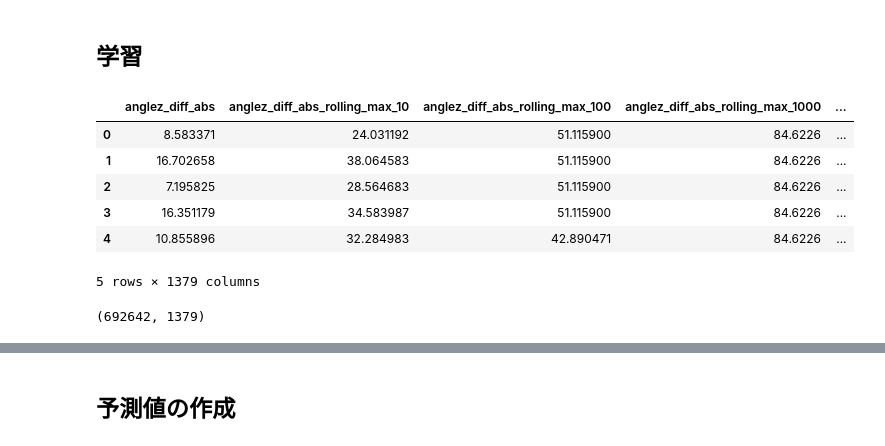
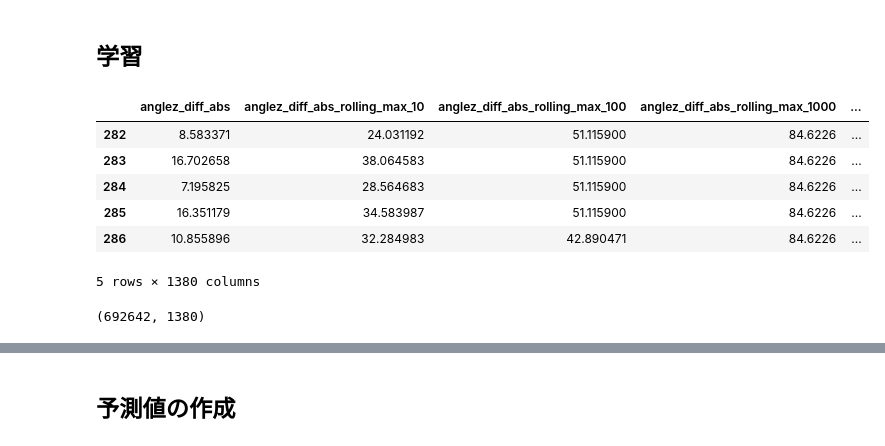
Before and after one commit to penguin-prg/child-mind-institute-detect-sleep-states, a Jupyter notebook: model/xgboost/step_classifier/2nd_stage.ipynb, the cells around one changed output, grey strips where cells are left out. Drawn from its saved outputs; the diff is of its cells as text; code cells hidden in the pictures.

Commit message:
exp036, 037, add same_count [0.5000 -> 0.6422 -> 0.6708]

```diff
--- a/model/xgboost/step_classifier/2nd_stage.ipynb
+++ b/model/xgboost/step_classifier/2nd_stage.ipynb
@@ -83,6 +83,17 @@ def generate_features(train: pd.DataFrame):
     train["anglez_mean"] = train["total_seconds"].map(gb["anglez_mean"])
     train["enmo_mean"] = train["total_seconds"].map(gb["enmo_mean"])
     features.add_num_features(gb.columns.tolist())
+
+    # 30分間完全一致した回数
+    train["same_count"] = 0.0
+    step_per_day = 24 * 60 * 60 // 5
+    n_day = int(len(train) // step_per_day + 1)
+    for d in range(-n_day, n_day + 1):
+        if d == 0:
+            continue
+        is_same = train["anglez"].diff(d * step_per_day).abs().rolling(12 * 30, center=True).sum() == 0
+        train.loc[is_same, "same_count"] += 1
+    features.add_num_features(["same_count"])
 
     # diff
     f_names = [f"{c}_diff_abs" for c in columns]
@@ -188,18 +199,18 @@ else:
 # %%
 # cv splitとマージ
 cv_split = pd.read_csv(CFG['dataset']['cv_split_path'])
-train = train.merge(cv_split, on=["series_id"], how="left")
+train["fold"] = train["series_id"].map(cv_split.set_index("series_id")["fold"])
 display(train.head(5))
 train.shape
 # %% [output]
 |  | anglez_diff_abs | anglez_diff_abs_rolling_max_10 | anglez_diff_abs_rolling_max_100 | anglez_diff_abs_rolling_max_1000 | ... |
-| 0 | 8.583371 | 24.031192 | 51.115900 | 84.6226 | ... |
-| 1 | 16.702658 | 38.064583 | 51.115900 | 84.6226 | ... |
-| 2 | 7.195825 | 28.564683 | 51.115900 | 84.6226 | ... |
-| 3 | 16.351179 | 34.583987 | 51.115900 | 84.6226 | ... |
-| 4 | 10.855896 | 32.284983 | 42.890471 | 84.6226 | ... |
+| 282 | 8.583371 | 24.031192 | 51.115900 | 84.6226 | ... |
+| 283 | 16.702658 | 38.064583 | 51.115900 | 84.6226 | ... |
+| 284 | 7.195825 | 28.564683 | 51.115900 | 84.6226 | ... |
+| 285 | 16.351179 | 34.583987 | 51.115900 | 84.6226 | ... |
+| 286 | 10.855896 | 32.284983 | 42.890471 | 84.6226 | ... |
-5 rows × 1379 columns
+5 rows × 1380 columns
-(692642, 1379)
+(692642, 1380)
 # %%
 # 学習
 trn_oof, models = fit_xgb(
```
Also changed, not shown: parts of 6 cells of this notebook, 2 other files.
